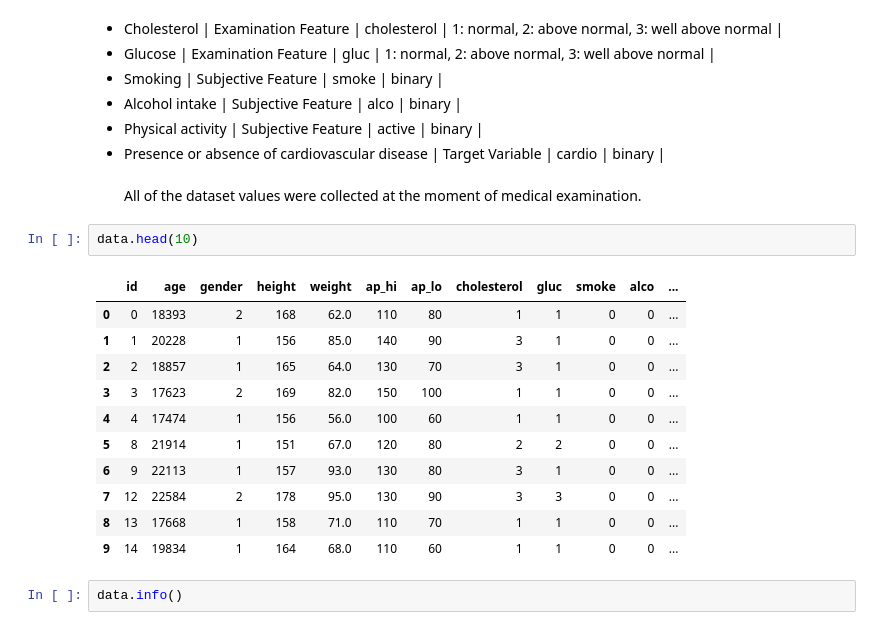
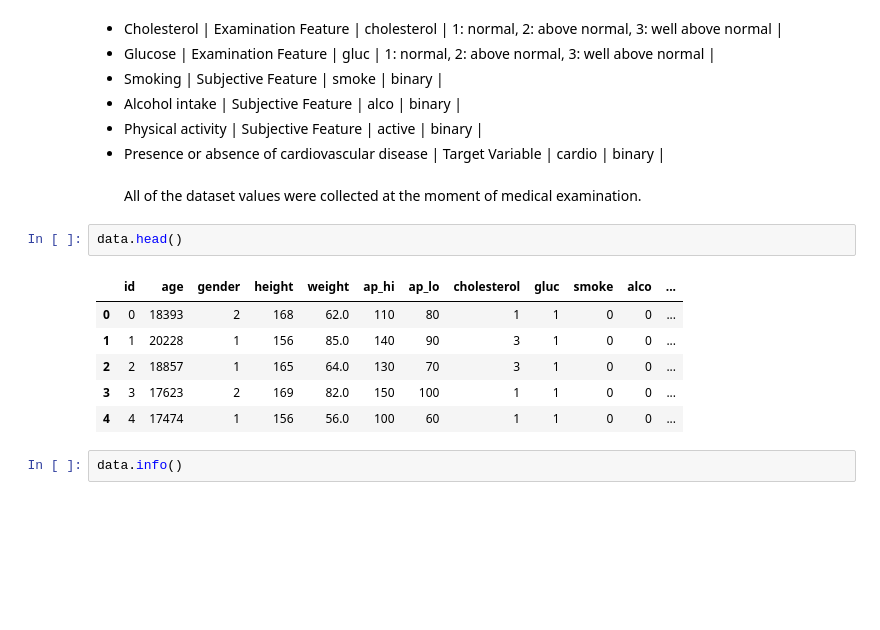
Before and after one commit to noamya-sh/Final-project-SemesterA, a Jupyter notebook: Cardiovascular-Disease-classification.ipynb, the cells around one changed output. Saved outputs shown, nothing was run; the diff lists cells and outputs as text; blank space fills up the shorter version.

```diff
--- a/Cardiovascular-Disease-classification.ipynb
+++ b/Cardiovascular-Disease-classification.ipynb
@@ -28,19 +33,14 @@ data=pd.read_csv(r'C:\Users\נעמיה\OneDrive - Ariel University\Documents\Dat
 - Presence or absence of cardiovascular disease | Target Variable | cardio | binary |<br><br>
 All of the dataset values were collected at the moment of medical examination.<br></font></span></left>
 # %%
-data.head(10)
+data.head()
 # %% [output]
 |  | id | age | gender | height | weight | ap_hi | ap_lo | cholesterol | gluc | smoke | alco | ... |
 | 0 | 0 | 18393 | 2 | 168 | 62.0 | 110 | 80 | 1 | 1 | 0 | 0 | ... |
 | 1 | 1 | 20228 | 1 | 156 | 85.0 | 140 | 90 | 3 | 1 | 0 | 0 | ... |
 | 2 | 2 | 18857 | 1 | 165 | 64.0 | 130 | 70 | 3 | 1 | 0 | 0 | ... |
 | 3 | 3 | 17623 | 2 | 169 | 82.0 | 150 | 100 | 1 | 1 | 0 | 0 | ... |
 | 4 | 4 | 17474 | 1 | 156 | 56.0 | 100 | 60 | 1 | 1 | 0 | 0 | ... |
-| 5 | 8 | 21914 | 1 | 151 | 67.0 | 120 | 80 | 2 | 2 | 0 | 0 | ... |
-| 6 | 9 | 22113 | 1 | 157 | 93.0 | 130 | 80 | 3 | 1 | 0 | 0 | ... |
-| 7 | 12 | 22584 | 2 | 178 | 95.0 | 130 | 90 | 3 | 3 | 0 | 0 | ... |
-| 8 | 13 | 17668 | 1 | 158 | 71.0 | 110 | 70 | 1 | 1 | 0 | 0 | ... |
-| 9 | 14 | 19834 | 1 | 164 | 68.0 | 110 | 60 | 1 | 1 | 0 | 0 | ... |
 # %%
 data.info()
 # %% [output]
```
Also changed, not shown: parts of 63 cells of this notebook.
